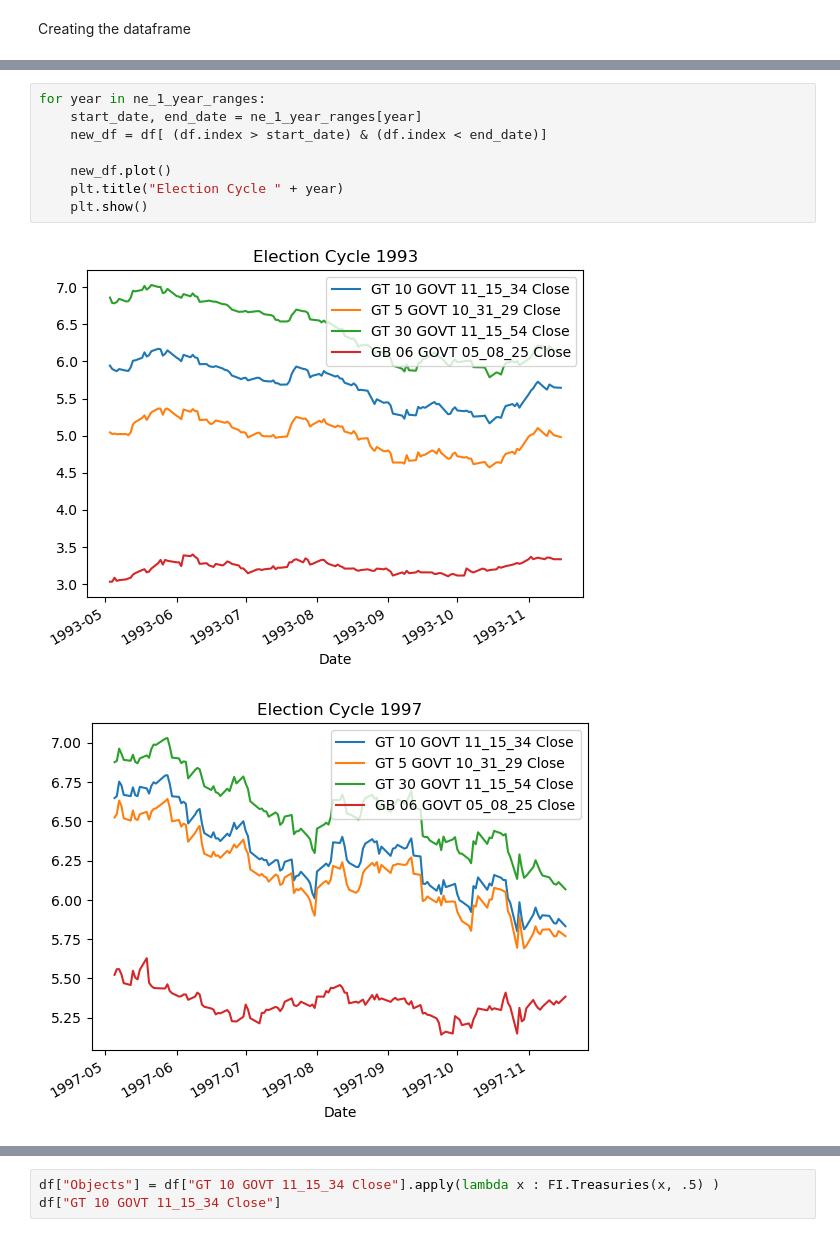
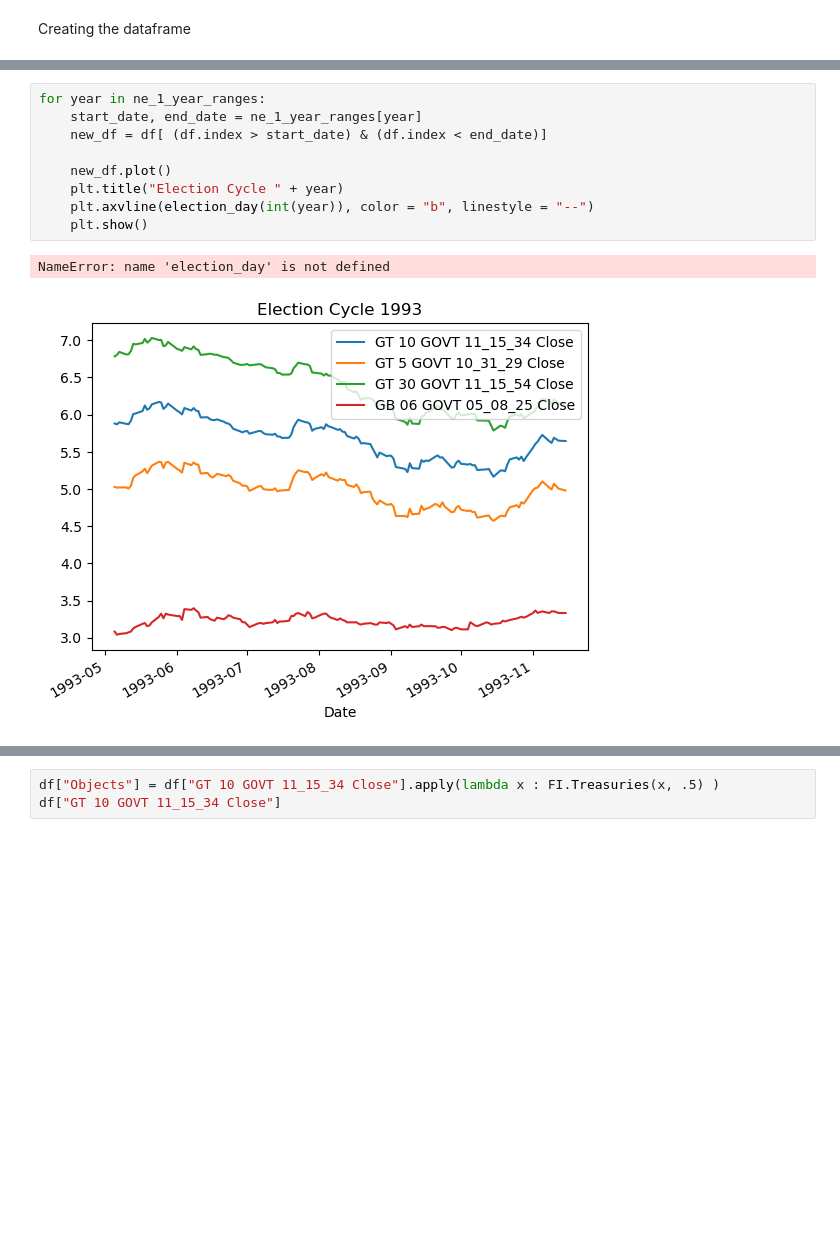
Before and after one commit to jlopes3/MF703_Project, a Jupyter notebook: FixedIncomeAnalysis.ipynb, the cells around one changed output, grey strips where cells are left out. Saved outputs shown, nothing was run; the diff lists cells and outputs as text; blank space fills up the shorter version.

```diff
--- a/FixedIncomeAnalysis.ipynb
+++ b/FixedIncomeAnalysis.ipynb
@@ -58,11 +58,12 @@ dtype: float64
 # %%
 for year in ne_1_year_ranges:
     start_date, end_date = ne_1_year_ranges[year]
     new_df = df[ (df.index > start_date) & (df.index < end_date)]
 
     new_df.plot()
     plt.title("Election Cycle " + year)
+    plt.axvline(election_day(int(year)), color = "b", linestyle = "--")
     plt.show()
 # %% [output]
+NameError: name 'election_day' is not defined
-[figure, old version]
+[figure, new version]
-[figure, removed]
```
Also changed, not shown: parts of 3 cells of this notebook, 1 other file.
